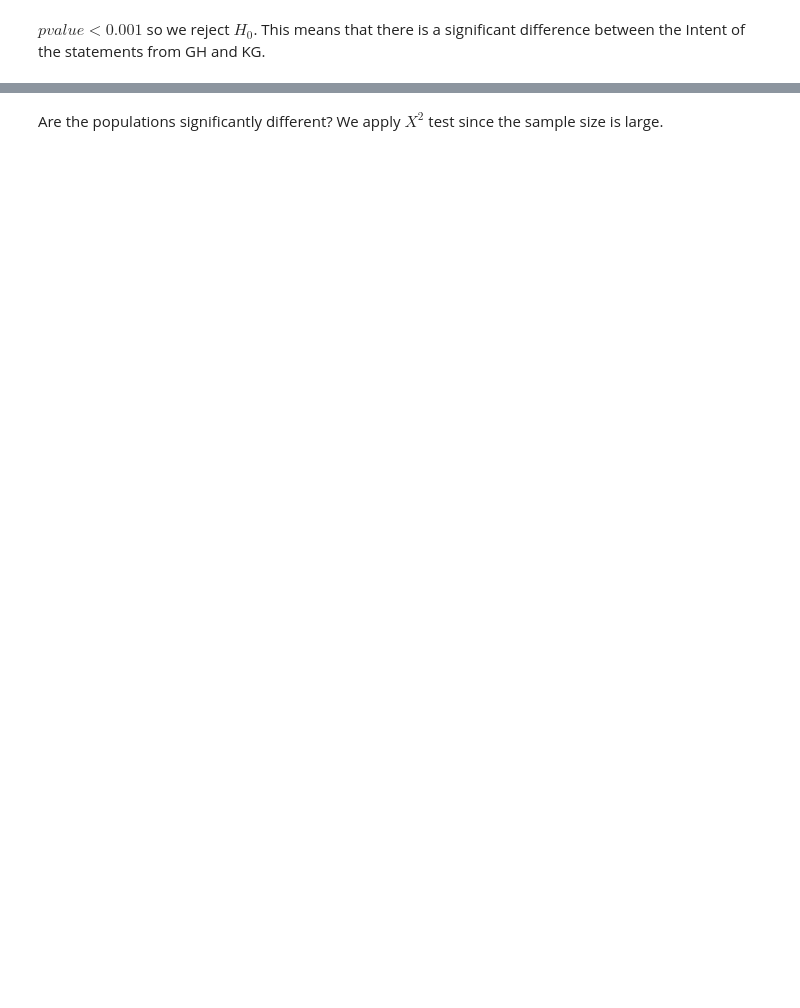
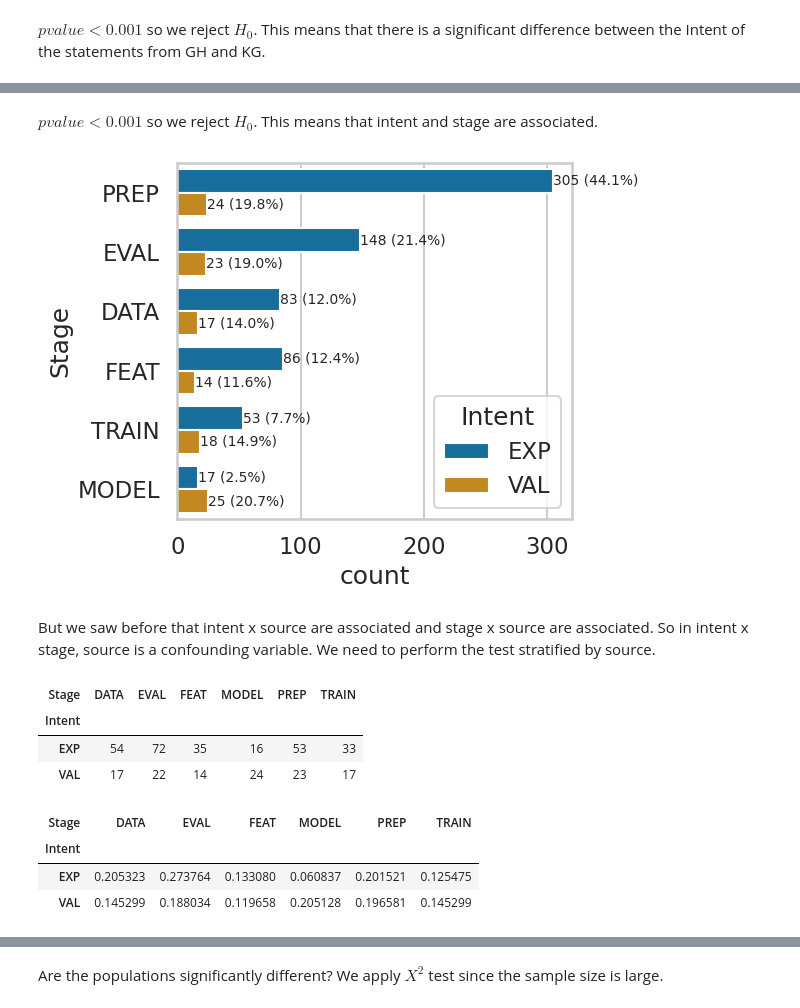
Before and after one commit to arumoy-shome/shome2023notebook, a Jupyter notebook: notebooks/results.ipynb, the cells around one changed output, grey strips where cells are left out. Saved outputs shown, nothing was run; the diff lists cells and outputs as text; code cells hidden in the pictures; blank space fills up the shorter version.

```diff
--- a/notebooks/results.ipynb
+++ b/notebooks/results.ipynb
@@ -91,0 +186,2 @@ $pvalue < 0.001$ so we reject $H_0$. This means that there is a significant diff
+# %%
+d = data[data["Stage"] != "UNC"]
@@ -91,0 +217,16 @@ $pvalue < 0.001$ so we reject $H_0$. This means that there is a significant diff
+# %% [markdown]
+$pvalue < 0.001$ so we reject $H_0$. This means that intent and stage are associated.
+# %%
+ax = sns.countplot(
+    data=d,
+    y='Stage',
+    order=d["Stage"].value_counts().index,
+    hue='Intent'
+)
+annot_count_with_percent(ax, orient="h")
+ax.get_figure().tight_layout()
+ax.get_figure().savefig("report/distribution-stage-intent.pdf")
+# %% [output]
+[figure, added]
+# %% [markdown]
+But we saw before that intent x source are associated and stage x source are associated. So in intent x stage, source is a confounding variable. We need to perform the test stratified by source.
@@ -91,0 +236,15 @@ $pvalue < 0.001$ so we reject $H_0$. This means that there is a significant diff
+# %%
+ghfreq, ghpct = counts(gh["Intent"], gh["Stage"])
+ghfreq
+# %% [output]
+| Stage | DATA | EVAL | FEAT | MODEL | PREP | TRAIN |
+| Intent |  |  |  |  |  |  |
+| EXP | 54 | 72 | 35 | 16 | 53 | 33 |
+| VAL | 17 | 22 | 14 | 24 | 23 | 17 |
+# %%
+ghpct
+# %% [output]
+| Stage | DATA | EVAL | FEAT | MODEL | PREP | TRAIN |
+| Intent |  |  |  |  |  |  |
+| EXP | 0.205323 | 0.273764 | 0.133080 | 0.060837 | 0.201521 | 0.125475 |
+| VAL | 0.145299 | 0.188034 | 0.119658 | 0.205128 | 0.196581 | 0.145299 |
```
Also changed, not shown: parts of 43 cells of this notebook.
